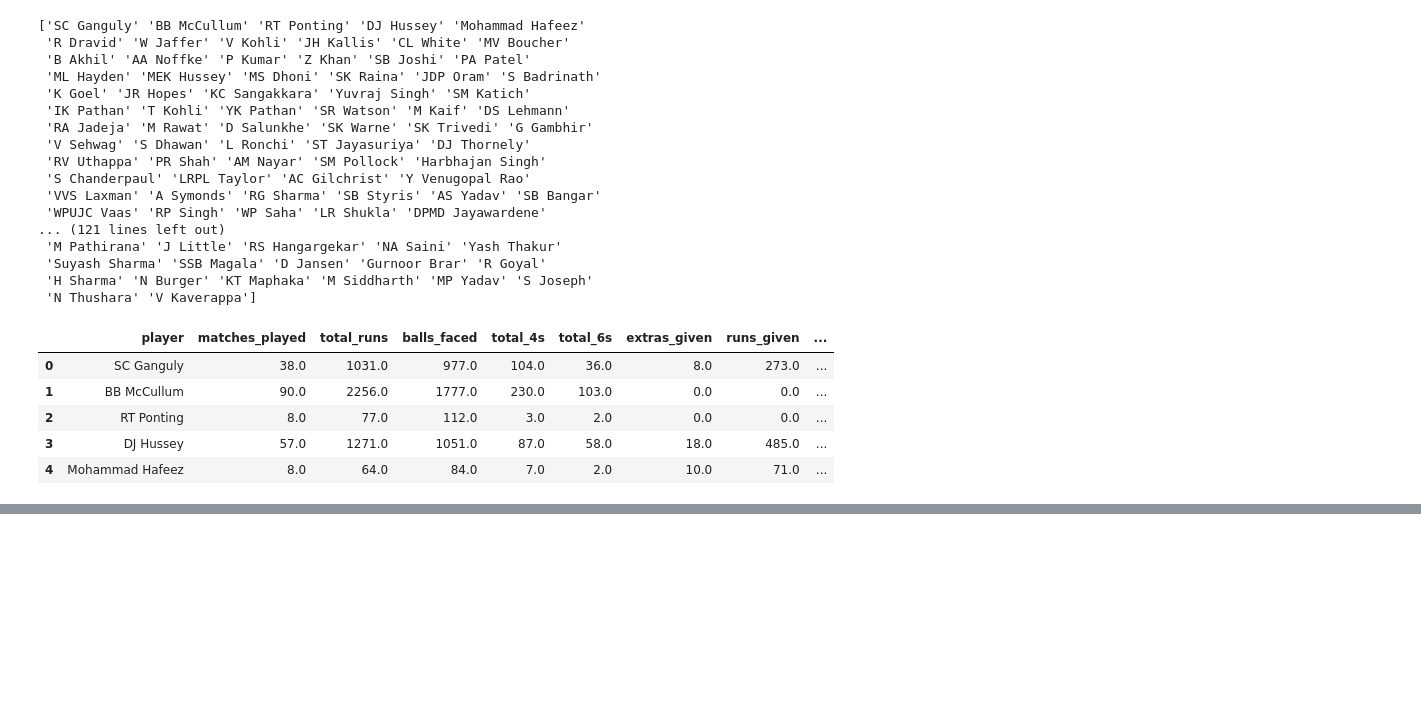
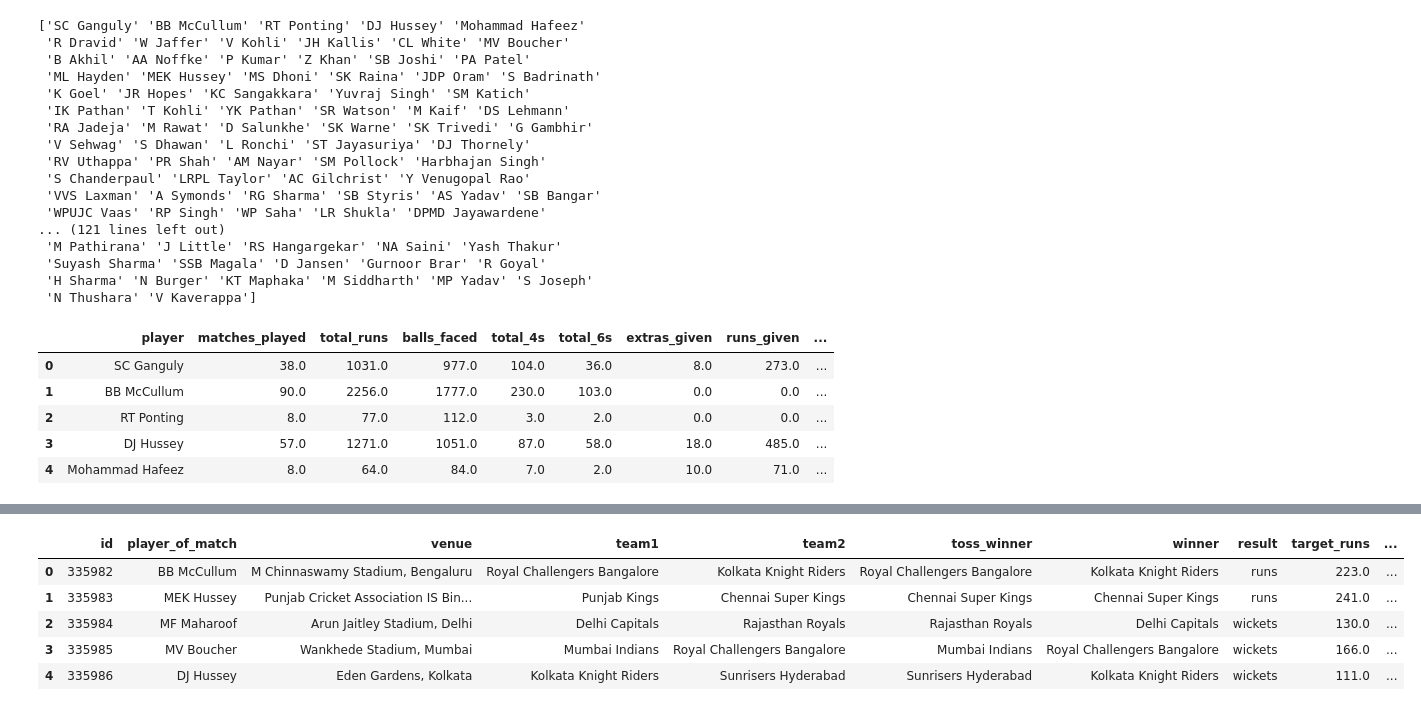
Before and after one commit to vineetsharma9252/New_Cricket_Cast, a Jupyter notebook: src/Feature_Engineering.ipynb, the cells around one changed output, grey strips where cells are left out. Saved outputs shown, nothing was run; the diff lists cells and outputs as text; code cells hidden in the pictures; blank space fills up the shorter version.

```diff
--- a/src/Feature_Engineering.ipynb
+++ b/src/Feature_Engineering.ipynb
@@ -89,0 +99,9 @@ players_stats.head()
+# %%
+Matches.head(5)
+# %% [output]
+|  | id | player_of_match | venue | team1 | team2 | toss_winner | winner | result | target_runs | ... |
+| 0 | 335982 | BB McCullum | M Chinnaswamy Stadium, Bengaluru | Royal Challengers Bangalore | Kolkata Knight Riders | Royal Challengers Bangalore | Kolkata Knight Riders | runs | 223.0 | ... |
+| 1 | 335983 | MEK Hussey | Punjab Cricket Association IS Bin... | Punjab Kings | Chennai Super Kings | Chennai Super Kings | Chennai Super Kings | runs | 241.0 | ... |
+| 2 | 335984 | MF Maharoof | Arun Jaitley Stadium, Delhi | Delhi Capitals | Rajasthan Royals | Rajasthan Royals | Delhi Capitals | wickets | 130.0 | ... |
+| 3 | 335985 | MV Boucher | Wankhede Stadium, Mumbai | Mumbai Indians | Royal Challengers Bangalore | Mumbai Indians | Royal Challengers Bangalore | wickets | 166.0 | ... |
+| 4 | 335986 | DJ Hussey | Eden Gardens, Kolkata | Kolkata Knight Riders | Sunrisers Hyderabad | Sunrisers Hyderabad | Kolkata Knight Riders | wickets | 111.0 | ... |
```
Also changed, not shown: parts of 7 cells of this notebook, 2 other files.
